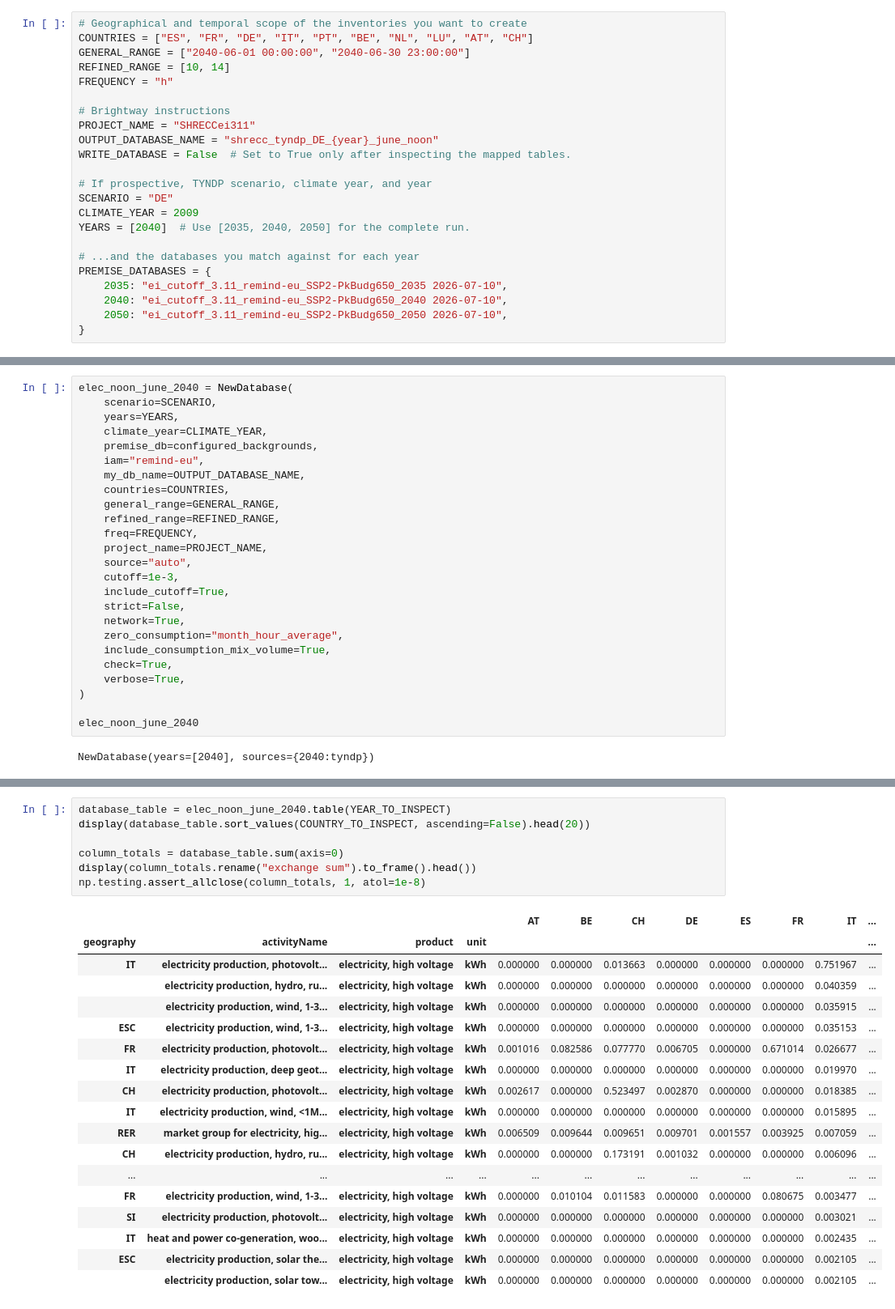
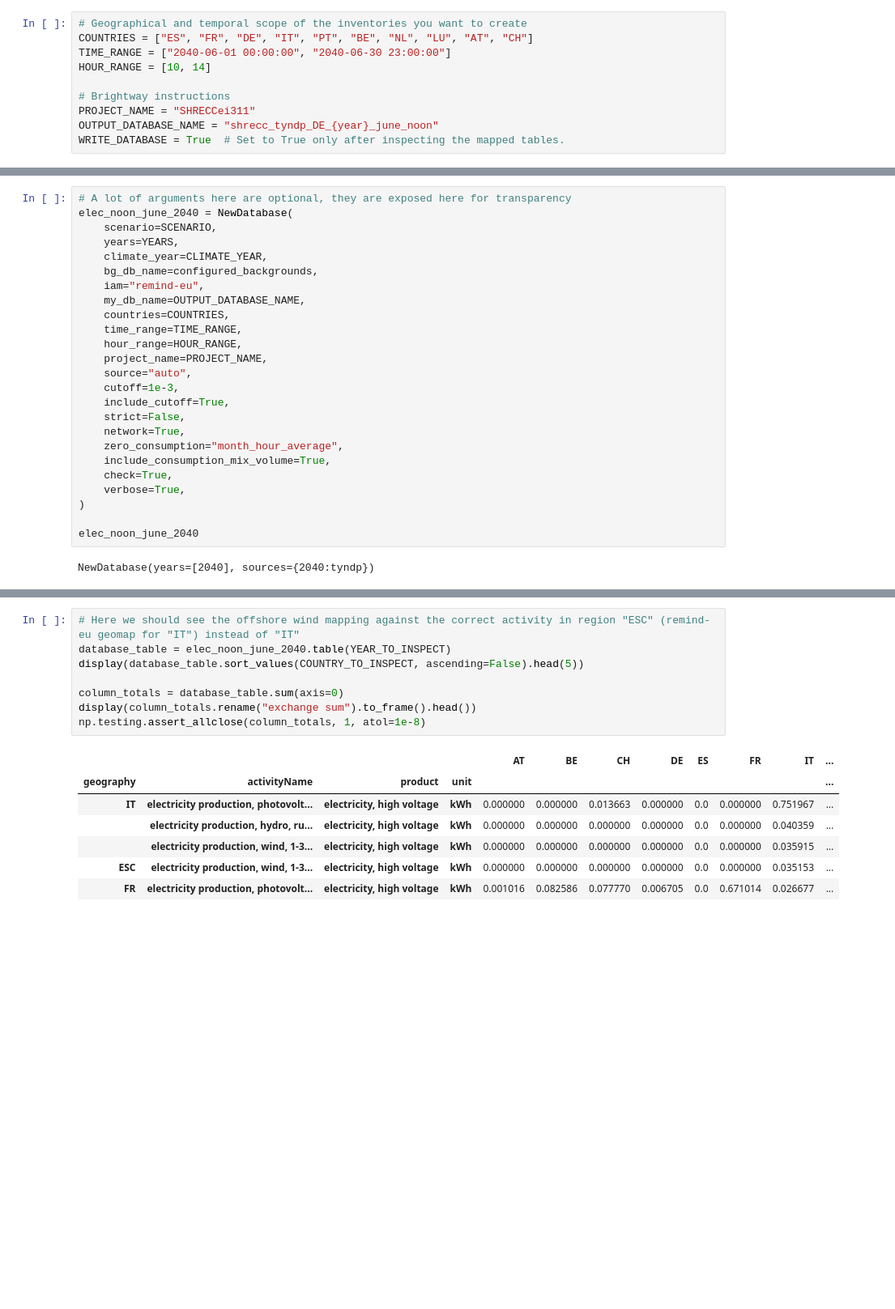
Before and after one commit to LIST-LUXEMBOURG/shrecc, a Jupyter notebook: docs/content/notebooks/2_shrecc_analysis.ipynb, the cells around one changed output, grey strips where cells are left out. Shown at 81% size. Cells and saved outputs as stored; diff of their text form; blank space fills up the shorter version.

```diff
--- a/docs/content/notebooks/shrecc_usage.ipynb
+++ b/docs/content/notebooks/2_shrecc_analysis.ipynb
@@ -19,23 +24,10 @@ The default is a single 2040 run so the workflow can be checked quickly. Set `YE
 # %%
 # Geographical and temporal scope of the inventories you want to create
 COUNTRIES = ["ES", "FR", "DE", "IT", "PT", "BE", "NL", "LU", "AT", "CH"]
-GENERAL_RANGE = ["2040-06-01 00:00:00", "2040-06-30 23:00:00"]
-REFINED_RANGE = [10, 14]
-FREQUENCY = "h"
+TIME_RANGE = ["2040-06-01 00:00:00", "2040-06-30 23:00:00"]
+HOUR_RANGE = [10, 14]
 
 # Brightway instructions
 PROJECT_NAME = "SHRECCei311"
 OUTPUT_DATABASE_NAME = "shrecc_tyndp_DE_{year}_june_noon"
-WRITE_DATABASE = False  # Set to True only after inspecting the mapped tables.
-
-# If prospective, TYNDP scenario, climate year, and year
-SCENARIO = "DE"
-CLIMATE_YEAR = 2009
-YEARS = [2040]  # Use [2035, 2040, 2050] for the complete run.
-
-# ...and the databases you match against for each year
-PREMISE_DATABASES = {
-    2035: "ei_cutoff_3.11_remind-eu_SSP2-PkBudg650_2035 2026-07-10",
-    2040: "ei_cutoff_3.11_remind-eu_SSP2-PkBudg650_2040 2026-07-10",
-    2050: "ei_cutoff_3.11_remind-eu_SSP2-PkBudg650_2050 2026-07-10",
-}
+WRITE_DATABASE = True  # Set to True only after inspecting the mapped tables.
@@ -66,17 +79,17 @@ pd.Series(configured_backgrounds, name="premise database").rename_axis("year").t
 
 `source="auto"` selects TYNDP for these prospective years. `strict=False` permits the location fallback while preserving the mapped source technology.
 # %%
+# A lot of arguments here are optional, they are exposed here for transparency
 elec_noon_june_2040 = NewDatabase(
     scenario=SCENARIO,
     years=YEARS,
     climate_year=CLIMATE_YEAR,
-    premise_db=configured_backgrounds,
+    bg_db_name=configured_backgrounds,
     iam="remind-eu",
     my_db_name=OUTPUT_DATABASE_NAME,
     countries=COUNTRIES,
-    general_range=GENERAL_RANGE,
-    refined_range=REFINED_RANGE,
-    freq=FREQUENCY,
+    time_range=TIME_RANGE,
+    hour_range=HOUR_RANGE,
     project_name=PROJECT_NAME,
     source="auto",
     cutoff=1e-3,
@@ -241,31 +252,21 @@ else:
 
 Rows are premise or ecoinvent activities at their selected exchange geography. Columns are consuming countries. The table is already temporally filtered and has the configured cutoff applied.
 # %%
+# Here we should see the offshore wind mapping against the correct activity in region "ESC" (remind-eu geomap for "IT") instead of "IT"
 database_table = elec_noon_june_2040.table(YEAR_TO_INSPECT)
-display(database_table.sort_values(COUNTRY_TO_INSPECT, ascending=False).head(20))
+display(database_table.sort_values(COUNTRY_TO_INSPECT, ascending=False).head(5))
 
 column_totals = database_table.sum(axis=0)
 display(column_totals.rename("exchange sum").to_frame().head())
 np.testing.assert_allclose(column_totals, 1, atol=1e-8)
 # %% [output]
 |  |  |  |  | AT | BE | CH | DE | ES | FR | IT | ... |
 | geography | activityName | product | unit |  |  |  |  |  |  |  | ... |
-| IT | electricity production, photovolt... | electricity, high voltage | kWh | 0.000000 | 0.000000 | 0.013663 | 0.000000 | 0.000000 | 0.000000 | 0.751967 | ... |
-|  | electricity production, hydro, ru... | electricity, high voltage | kWh | 0.000000 | 0.000000 | 0.000000 | 0.000000 | 0.000000 | 0.000000 | 0.040359 | ... |
-|  | electricity production, wind, 1-3... | electricity, high voltage | kWh | 0.000000 | 0.000000 | 0.000000 | 0.000000 | 0.000000 | 0.000000 | 0.035915 | ... |
-| ESC | electricity production, wind, 1-3... | electricity, high voltage | kWh | 0.000000 | 0.000000 | 0.000000 | 0.000000 | 0.000000 | 0.000000 | 0.035153 | ... |
-| FR | electricity production, photovolt... | electricity, high voltage | kWh | 0.001016 | 0.082586 | 0.077770 | 0.006705 | 0.000000 | 0.671014 | 0.026677 | ... |
-| IT | electricity production, deep geot... | electricity, high voltage | kWh | 0.000000 | 0.000000 | 0.000000 | 0.000000 | 0.000000 | 0.000000 | 0.019970 | ... |
-| CH | electricity production, photovolt... | electricity, high voltage | kWh | 0.002617 | 0.000000 | 0.523497 | 0.002870 | 0.000000 | 0.000000 | 0.018385 | ... |
-| IT | electricity production, wind, <1M... | electricity, high voltage | kWh | 0.000000 | 0.000000 | 0.000000 | 0.000000 | 0.000000 | 0.000000 | 0.015895 | ... |
-| RER | market group for electricity, hig... | electricity, high voltage | kWh | 0.006509 | 0.009644 | 0.009651 | 0.009701 | 0.001557 | 0.003925 | 0.007059 | ... |
-| CH | electricity production, hydro, ru... | electricity, high voltage | kWh | 0.000000 | 0.000000 | 0.173191 | 0.001032 | 0.000000 | 0.000000 | 0.006096 | ... |
-| ... | ... | ... | ... | ... | ... | ... | ... | ... | ... | ... | ... |
-| FR | electricity production, wind, 1-3... | electricity, high voltage | kWh | 0.000000 | 0.010104 | 0.011583 | 0.000000 | 0.000000 | 0.080675 | 0.003477 | ... |
-| SI | electricity production, photovolt... | electricity, high voltage | kWh | 0.000000 | 0.000000 | 0.000000 | 0.000000 | 0.000000 | 0.000000 | 0.003021 | ... |
-| IT | heat and power co-generation, woo... | electricity, high voltage | kWh | 0.000000 | 0.000000 | 0.000000 | 0.000000 | 0.000000 | 0.000000 | 0.002435 | ... |
-| ESC | electricity production, solar the... | electricity, high voltage | kWh | 0.000000 | 0.000000 | 0.000000 | 0.000000 | 0.000000 | 0.000000 | 0.002105 | ... |
-|  | electricity production, solar tow... | electricity, high voltage | kWh | 0.000000 | 0.000000 | 0.000000 | 0.000000 | 0.000000 | 0.000000 | 0.002105 | ... |
+| IT | electricity production, photovolt... | electricity, high voltage | kWh | 0.000000 | 0.000000 | 0.013663 | 0.000000 | 0.0 | 0.000000 | 0.751967 | ... |
+|  | electricity production, hydro, ru... | electricity, high voltage | kWh | 0.000000 | 0.000000 | 0.000000 | 0.000000 | 0.0 | 0.000000 | 0.040359 | ... |
+|  | electricity production, wind, 1-3... | electricity, high voltage | kWh | 0.000000 | 0.000000 | 0.000000 | 0.000000 | 0.0 | 0.000000 | 0.035915 | ... |
+| ESC | electricity production, wind, 1-3... | electricity, high voltage | kWh | 0.000000 | 0.000000 | 0.000000 | 0.000000 | 0.0 | 0.000000 | 0.035153 | ... |
+| FR | electricity production, photovolt... | electricity, high voltage | kWh | 0.001016 | 0.082586 | 0.077770 | 0.006705 | 0.0 | 0.671014 | 0.026677 | ... |
 |  | exchange sum |
 | AT | 1.0 |
 | BE | 1.0 |
```
Also changed, not shown: parts of 17 cells of this notebook, 9 other files.
